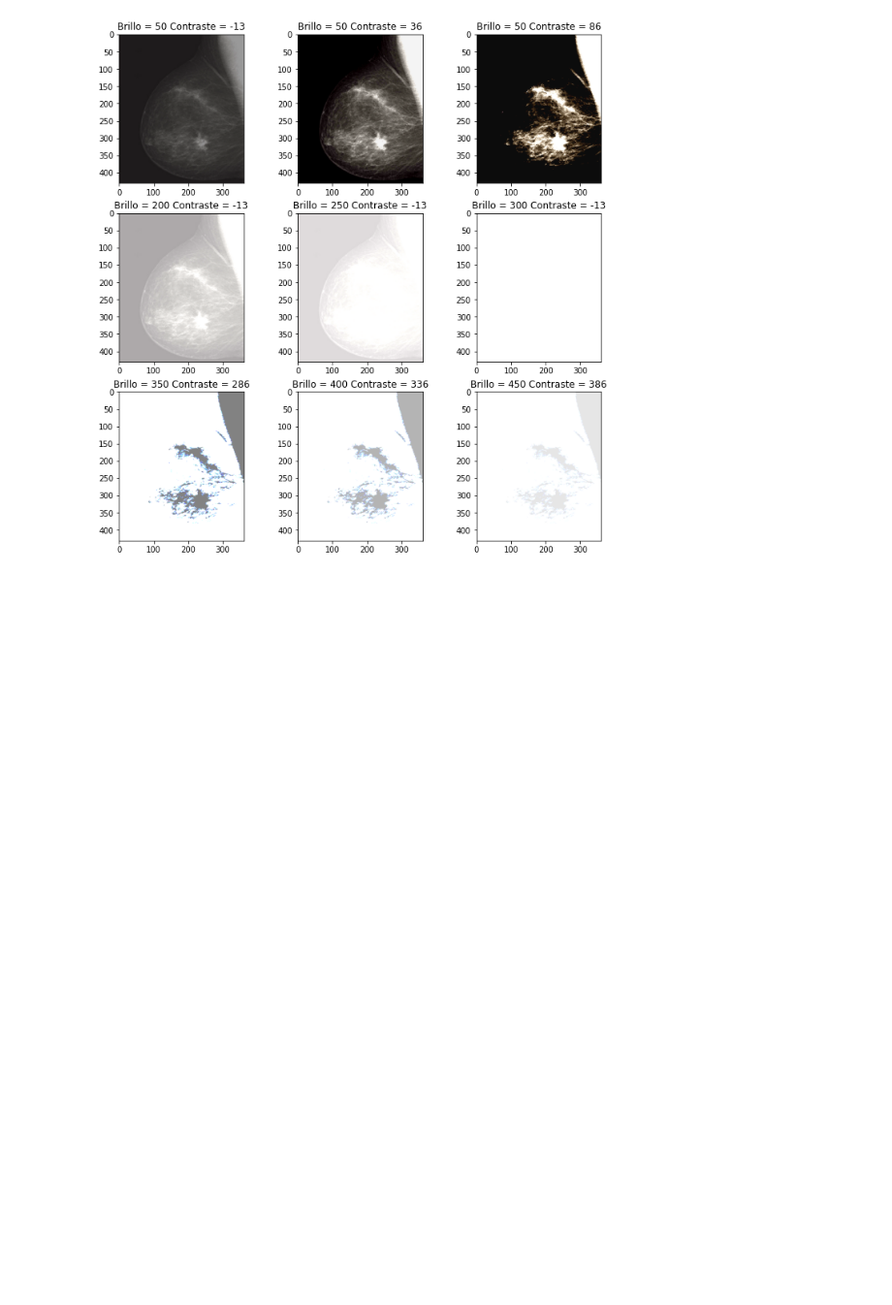
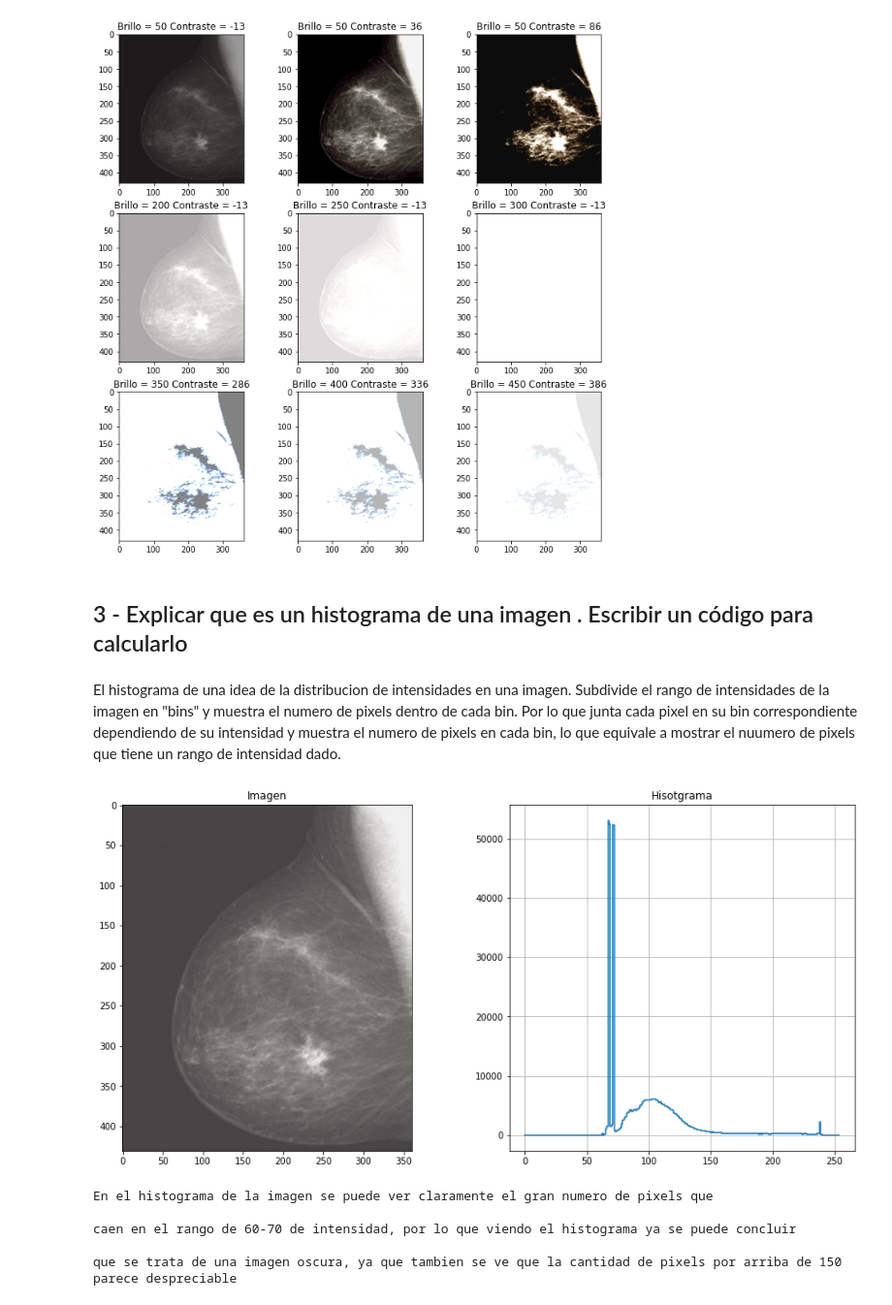
Before and after one commit to LuFernandez/imagaynes, a Jupyter notebook: Procesamiento en el dominio espacial/TpProcesamientoEspacial.ipynb, the cells around one changed output. Shown at 97% size. Drawn from its saved outputs; the diff is of its cells as text; code cells hidden in the pictures; blank space fills up the shorter version.

```diff
--- a/Procesamiento en el dominio espacial/TpProcesamientoEspacial.ipynb
+++ b/Procesamiento en el dominio espacial/TpProcesamientoEspacial.ipynb
@@ -116,3 +122,45 @@ def PlotChangeInContrastAndBrigthness(img):
 PlotChangeInContrastAndBrigthness(img)
 # %% [output]
 [figure]
+# %% [markdown]
+## 3 - Explicar que es un histograma de una imagen . Escribir un código para calcularlo
+# %% [markdown]
+El histograma de una idea de la distribucion de intensidades en una imagen. Subdivide el rango de intensidades de la imagen en "bins" y muestra el numero de pixels dentro de cada bin. Por lo que junta cada pixel en su bin correspondiente dependiendo de su intensidad y muestra el numero de pixels en cada bin, lo que equivale a mostrar el nuumero de pixels que tiene un rango de intensidad dado.
+# %%
+def GetImageHistogram(img,n_bins, norm= False):
+  hist = np.zeros(n_bins)
+  bin_hop = 255 // n_bins
+  for i in range(0,img.shape[0]):
+    for j in range(0,img.shape[1]):
+      index = img[i][j] // bin_hop
+      hist[index-1] = hist[index-1] + 1
+  if norm:
+    hist = hist / (img.shape[0] * img.shape[1])
+  return hist
+# %%
+n_bins = 255
+hist = GetImageHistogram(img,n_bins)
+
+fig_img = plt.figure(figsize=(12,12))
+plt.subplots_adjust(top = 1, bottom = 0, right = 1, left = 0, hspace = 0.2, wspace = 0.2)
+#Imagen
+fig_img.add_subplot(2,2,1)
+plt.title('Imagen')
+plt.imshow(img)
+#Histograma
+fig_img.add_subplot(2,2,2)
+plt.title('Hisotgrama')
+plt.step(list(range(0,n_bins,1)),hist)
+plt.grid(True)
+
+plt.show()
+print("En el histograma de la imagen se puede ver claramente el gran numero de pixels que\n")
+print("caen en el rango de 60-70 de intensidad, por lo que viendo el histograma ya se puede concluir\n")
+print("que se trata de una imagen oscura, ya que tambien se ve que la cantidad de pixels por arriba de 150 parece despreciable ")
+# %% [output]
+[figure, added]
+En el histograma de la imagen se puede ver claramente el gran numero de pixels que
+
+caen en el rango de 60-70 de intensidad, por lo que viendo el histograma ya se puede concluir
+
+que se trata de una imagen oscura, ya que tambien se ve que la cantidad de pixels por arriba de 150 parece despreciable
```
Also changed, not shown: parts of 6 cells of this notebook.
